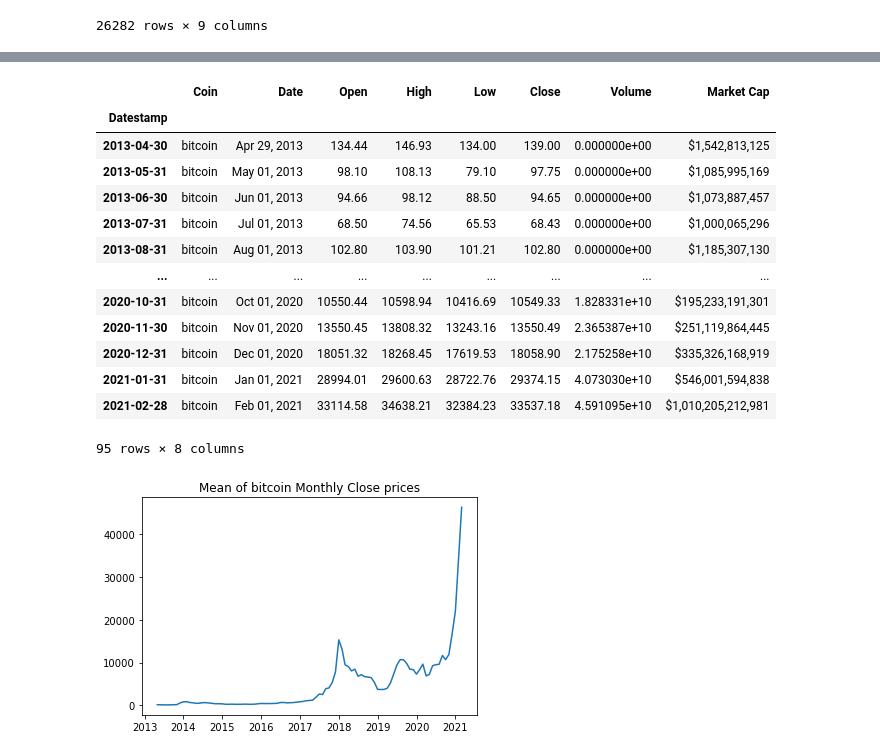
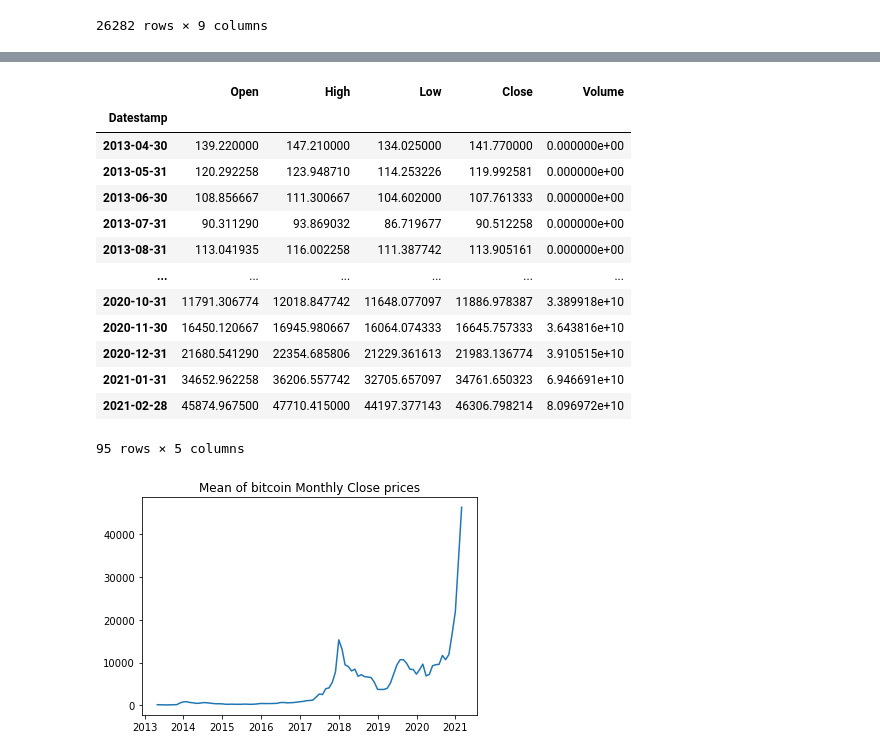
Before and after one commit to nickkyklausng/Crypto-Assignment, a Jupyter notebook: Dave-Crypto-Scratch-Notebook.ipynb, the cells around one changed output, grey strips where cells are left out. Saved outputs shown, nothing was run; the diff lists cells and outputs as text; code cells hidden in the pictures.

```diff
--- a/Dave-Crypto-Scratch-Notebook.ipynb
+++ b/Dave-Crypto-Scratch-Notebook.ipynb
@@ -120,30 +107,30 @@ plt.show()
 # plt.fill_between(x=delta['x1'], y1=delta['Low'], y2=delta['High'], color = 'red')
 # plt.title("Difference between a month's Highest and Lowest price")
 # %%
-# First Coin Loop
+# First Coin Loop, create GroupBy tables
 
 for coin in coinlist:
     # create multiple dataframes for coins, sort by date
     globals()[f"{coin}_df"] = RawCrypto_df.loc[RawCrypto_df['Coin'] == coin].sort_values(by='Datestamp')
     # create mutliple groupby tables
     exec(f"{coin}_groupbymonth_df = {coin}_df.groupby(pd.Grouper(key='Datestamp',freq='1M'))")
 
-bitcoin_groupbymonth_df.min()
+bitcoin_groupbymonth_df.mean()
 # %% [output]
-|  | Coin | Date | Open | High | Low | Close | Volume | Market Cap |
-| Datestamp |  |  |  |  |  |  |  |  |
-| 2013-04-30 | bitcoin | Apr 29, 2013 | 134.44 | 146.93 | 134.00 | 139.00 | 0.000000e+00 | $1,542,813,125 |
-| 2013-05-31 | bitcoin | May 01, 2013 | 98.10 | 108.13 | 79.10 | 97.75 | 0.000000e+00 | $1,085,995,169 |
-| 2013-06-30 | bitcoin | Jun 01, 2013 | 94.66 | 98.12 | 88.50 | 94.65 | 0.000000e+00 | $1,073,887,457 |
-| 2013-07-31 | bitcoin | Jul 01, 2013 | 68.50 | 74.56 | 65.53 | 68.43 | 0.000000e+00 | $1,000,065,296 |
-| 2013-08-31 | bitcoin | Aug 01, 2013 | 102.80 | 103.90 | 101.21 | 102.80 | 0.000000e+00 | $1,185,307,130 |
-| ... | ... | ... | ... | ... | ... | ... | ... | ... |
-| 2020-10-31 | bitcoin | Oct 01, 2020 | 10550.44 | 10598.94 | 10416.69 | 10549.33 | 1.828331e+10 | $195,233,191,301 |
-| 2020-11-30 | bitcoin | Nov 01, 2020 | 13550.45 | 13808.32 | 13243.16 | 13550.49 | 2.365387e+10 | $251,119,864,445 |
-| 2020-12-31 | bitcoin | Dec 01, 2020 | 18051.32 | 18268.45 | 17619.53 | 18058.90 | 2.175258e+10 | $335,326,168,919 |
-| 2021-01-31 | bitcoin | Jan 01, 2021 | 28994.01 | 29600.63 | 28722.76 | 29374.15 | 4.073030e+10 | $546,001,594,838 |
-| 2021-02-28 | bitcoin | Feb 01, 2021 | 33114.58 | 34638.21 | 32384.23 | 33537.18 | 4.591095e+10 | $1,010,205,212,981 |
+|  | Open | High | Low | Close | Volume |
+| Datestamp |  |  |  |  |  |
+| 2013-04-30 | 139.220000 | 147.210000 | 134.025000 | 141.770000 | 0.000000e+00 |
+| 2013-05-31 | 120.292258 | 123.948710 | 114.253226 | 119.992581 | 0.000000e+00 |
+| 2013-06-30 | 108.856667 | 111.300667 | 104.602000 | 107.761333 | 0.000000e+00 |
+| 2013-07-31 | 90.311290 | 93.869032 | 86.719677 | 90.512258 | 0.000000e+00 |
+| 2013-08-31 | 113.041935 | 116.002258 | 111.387742 | 113.905161 | 0.000000e+00 |
+| ... | ... | ... | ... | ... | ... |
+| 2020-10-31 | 11791.306774 | 12018.847742 | 11648.077097 | 11886.978387 | 3.389918e+10 |
+| 2020-11-30 | 16450.120667 | 16945.980667 | 16064.074333 | 16645.757333 | 3.643816e+10 |
+| 2020-12-31 | 21680.541290 | 22354.685806 | 21229.361613 | 21983.136774 | 3.910515e+10 |
+| 2021-01-31 | 34652.962258 | 36206.557742 | 32705.657097 | 34761.650323 | 6.946691e+10 |
+| 2021-02-28 | 45874.967500 | 47710.415000 | 44197.377143 | 46306.798214 | 8.096972e+10 |
-95 rows × 8 columns
+95 rows × 5 columns
 # %%
 for coin in coinlist:
     plt.figure()
```
Also changed, not shown: parts of 6 cells of this notebook.
